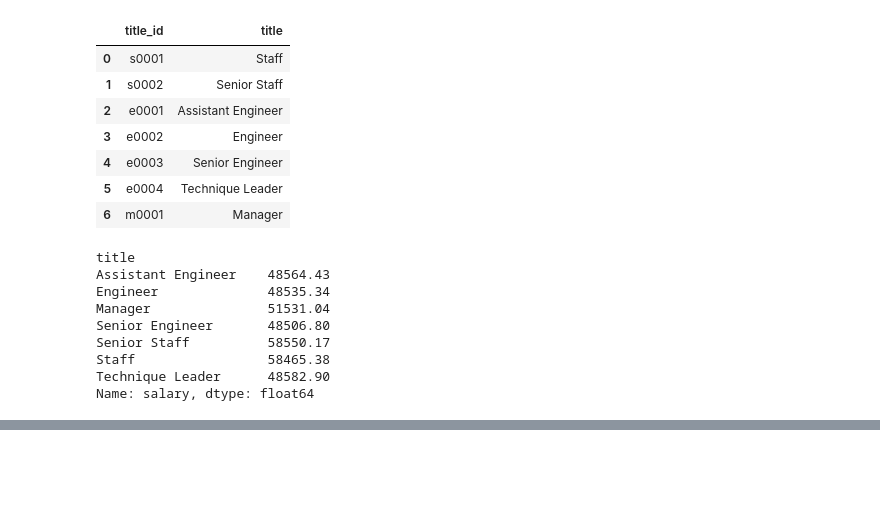
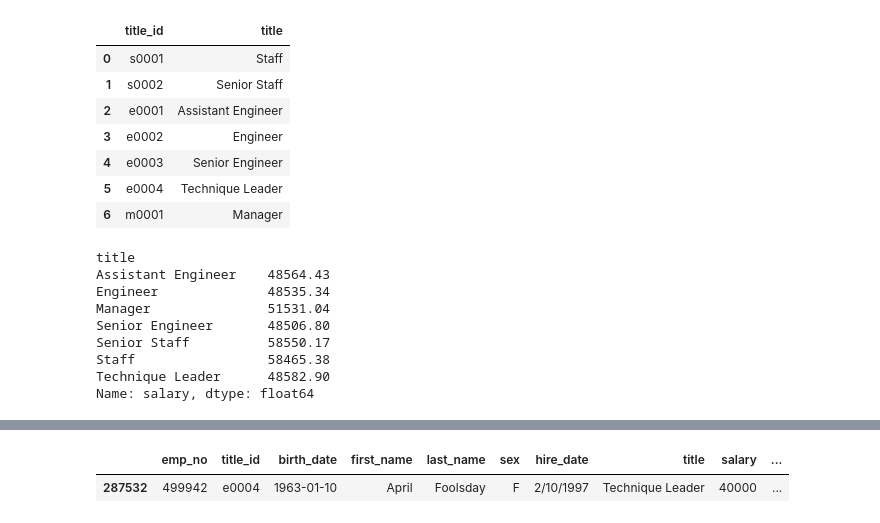
Before and after one commit to nbolt1989/emp_records_analysis_SQL, a Jupyter notebook: EmployeeSQL/EmployeesHW.ipynb, the cells around one changed output, grey strips where cells are left out. Saved outputs shown, nothing was run; the diff lists cells and outputs as text; code cells hidden in the pictures; blank space fills up the shorter version.

```diff
--- a/EmployeeSQL/EmployeesHW.ipynb
+++ b/EmployeeSQL/EmployeesHW.ipynb
@@ -105,0 +111,6 @@ plt.ylim(min(avg_sal_title)-10000, max(avg_sal_title)+5000)
+# %%
+mynumber = merge2.loc[merge2['emp_no']== 499942]
+mynumber
+# %% [output]
+|  | emp_no | title_id | birth_date | first_name | last_name | sex | hire_date | title | salary | ... |
+| 287532 | 499942 | e0004 | 1963-01-10 | April | Foolsday | F | 2/10/1997 | Technique Leader | 40000 | ... |
```
Also changed, not shown: parts of 8 cells of this notebook, 3 other files.
